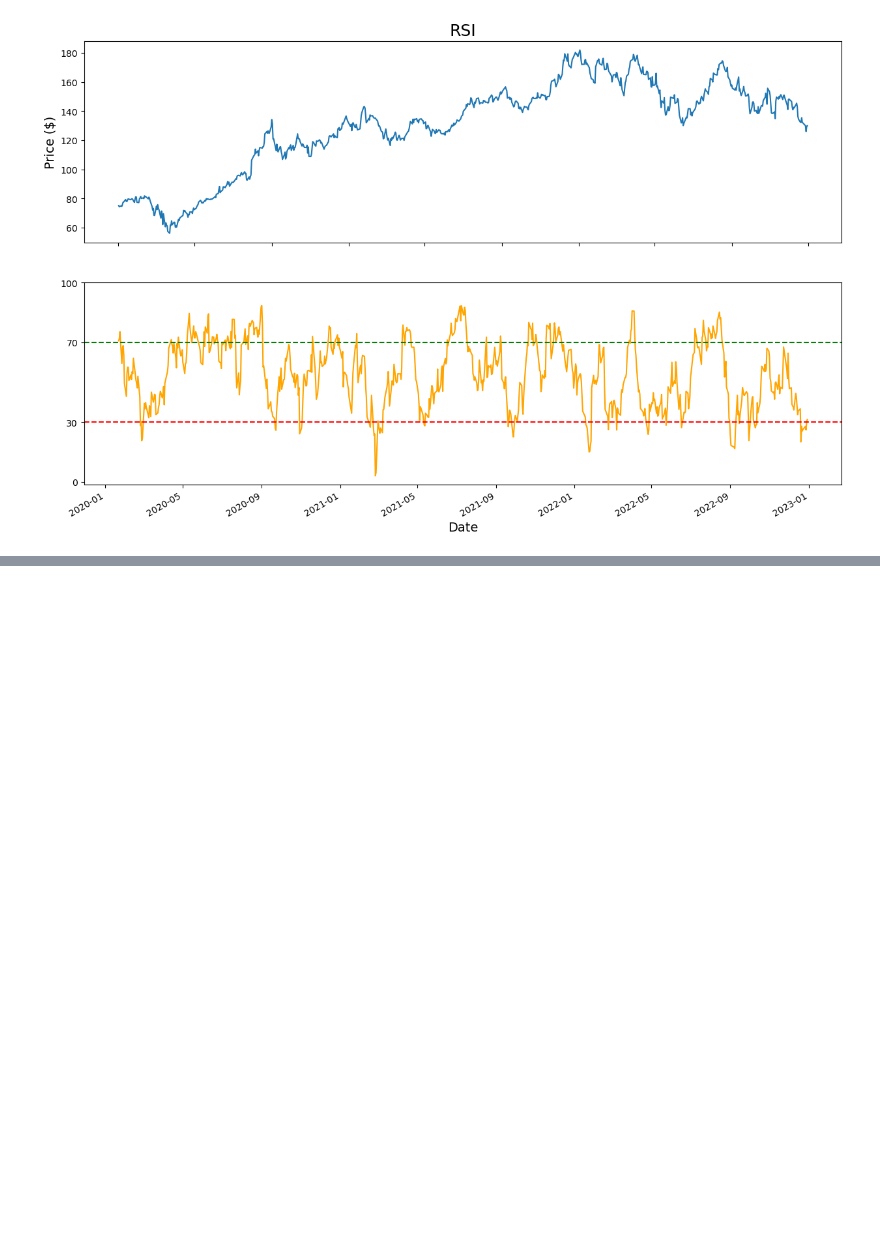
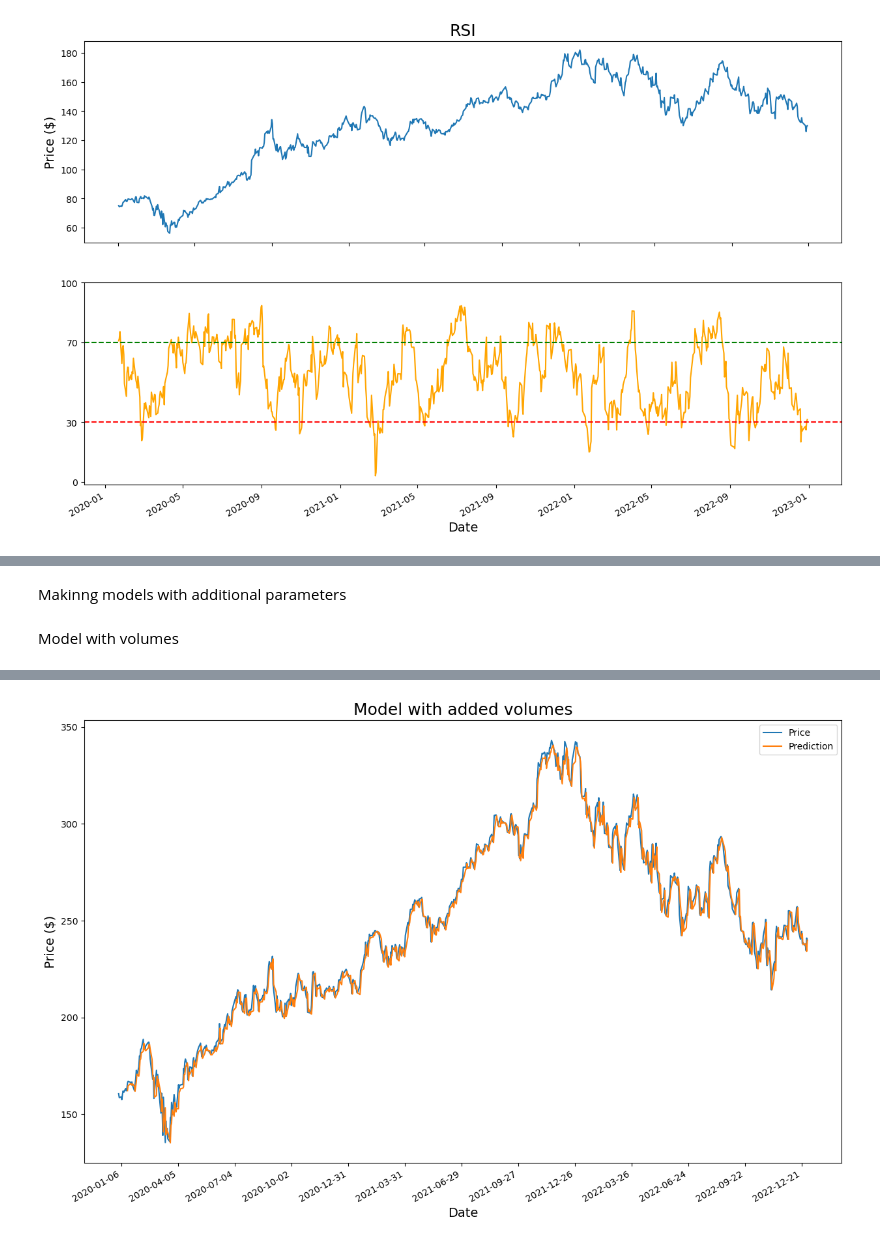
Before and after one commit to Patryk0990/biai-stock-market, a Jupyter notebook: hello.ipynb, the cells around one changed output, grey strips where cells are left out. Drawn from its saved outputs; the diff is of its cells as text; code cells hidden in the pictures; blank space fills up the shorter version.

```diff
--- a/hello.ipynb
+++ b/hello.ipynb
@@ -210,0 +526,74 @@ plt.show()
+# %% [markdown]
+Makinng models with additional parameters
+# %% [markdown]
+Model with volumes
+# %%
+dataset = pd.read_csv(
+    filepath_or_buffer='https://raw.githubusercontent.com/Patryk0990/biai-stock-market/main/dataset/historical/AAPL.csv',
+    index_col='Date')
+
+scaler_close = MinMaxScaler(feature_range=(0, 1))
+scaler_volume = MinMaxScaler(feature_range=(0, 1))
+train_data_close = scaler_close.fit_transform(dataset.filter(['Close']).values)
+train_data_volume = scaler_close.fit_transform(dataset.filter(['Volume']).values)
+
+x_train = []
+y_train = []
+
+for index in range(10, len(dataset)):
+    x_train.append(np.concatenate((train_data_close[index-10:index], train_data_volume[index-10:index]), axis=1))
+    y_train.append(train_data_close[index])
+
+# Convert trainset to array and reshape x_train data
+x_train, y_train = np.array(x_train), np.array(y_train)
+x_train = np.reshape(x_train, (x_train.shape[0], x_train.shape[1], 2))
+
+lstm = Sequential(
+    layers=[
+        LSTM(512, return_sequences=True, input_shape=(x_train.shape[1], 2)),
+        LSTM(256, return_sequences=True),
+        LSTM(128),
+        Dense(25),
+        Dense(1)
+    ]
+)
+lstm.compile(optimizer='adam', loss='mean_squared_error')
+lstm.fit(x_train, y_train, batch_size=256, epochs=500)
+
+test_dataset = pd.read_csv(
+    filepath_or_buffer='https://raw.githubusercontent.com/Patryk0990/biai-stock-market/main/dataset/three_years/MSFT.csv',
+    index_col='Date')
+test_dates_str = [dt.datetime.strptime(d, '%Y-%m-%d').date() for d in test_dataset.index.values]
+
+test_data_close = scaler_close.fit_transform(test_dataset.filter(['Close']).values)
+test_data_volume = scaler_volume.fit_transform(test_dataset.filter(['Volume']).values)
+
+x_test = []
+y_test = test_dataset.filter(['Close']).values[10:len(test_dataset)]
+
+for index in range(10, len(test_data_close)):
+    x_test.append(np.concatenate((test_data_close[index-10:index], test_data_volume[index-10:index]), axis=1))
+
+x_test = np.array(x_test)
+x_test = np.reshape(x_test, (x_test.shape[0], x_test.shape[1], 2))
+
+predictions = lstm.predict(x_test)
+predictions = scaler_close.inverse_transform(predictions)
+rmse=np.sqrt(np.mean((predictions - y_test) ** 2))
+print(f'RMSE: {rmse}')
+
+plt.figure(figsize=(15, 10))
+plt.gca().xaxis.set_major_formatter(m_dates.DateFormatter('%Y-%m-%d'))
+plt.gca().xaxis.set_major_locator(m_dates.DayLocator(interval=90))
+
+plt.title('Model with added volumes', fontsize=18)
+plt.plot(test_dates_str, test_dataset['Close'], label='Price')
+plt.plot(test_dates_str[10:], predictions, label='Prediction')
+
+plt.xlabel('Date', fontsize=14)
+plt.ylabel('Price ($)', fontsize=14)
+
+plt.legend()
+plt.gcf().autofmt_xdate()
+plt.show()
+# %% [output]
@@ -210,0 +617 @@ plt.show()
+[figure, added]
```
Also changed, not shown: parts of 25 cells of this notebook.
